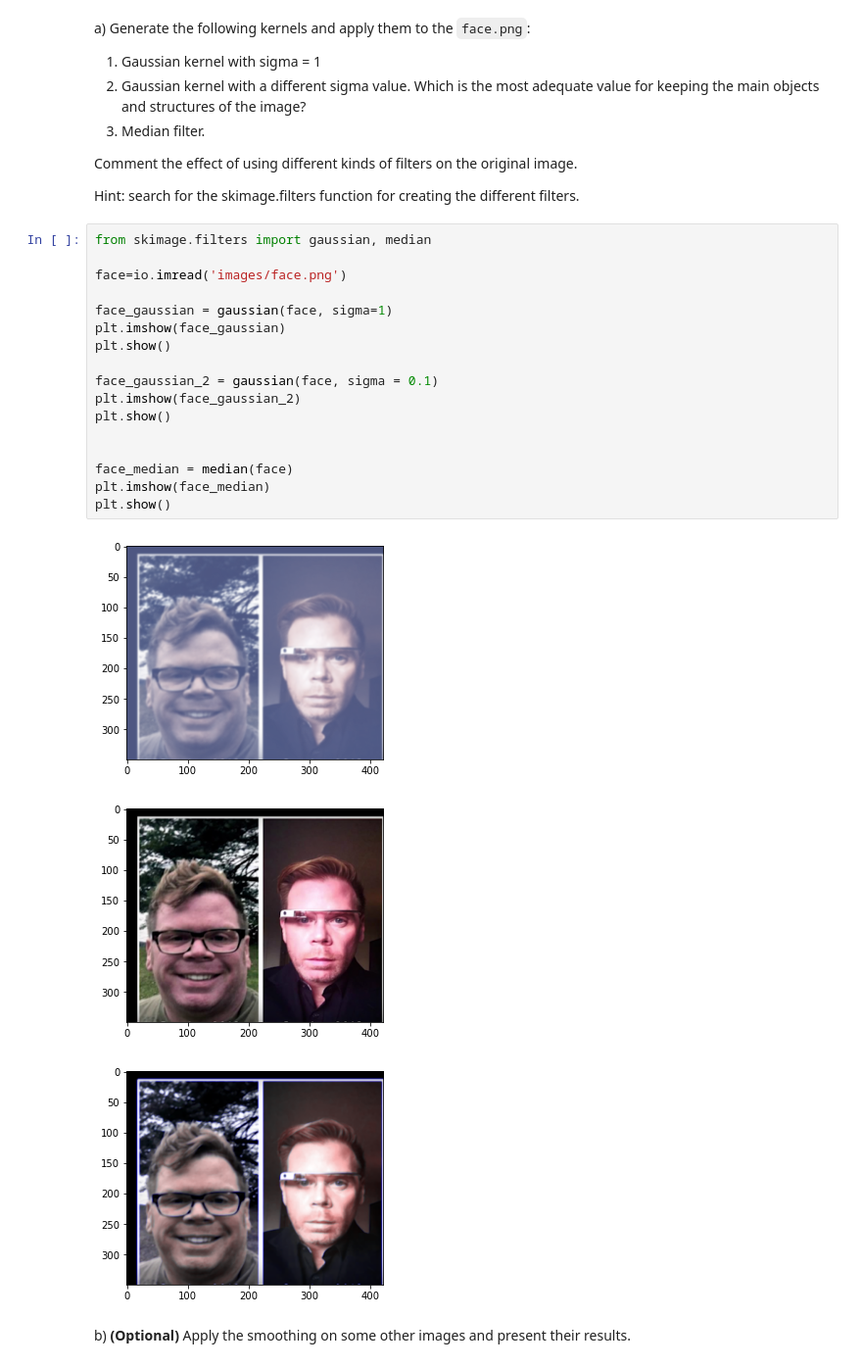
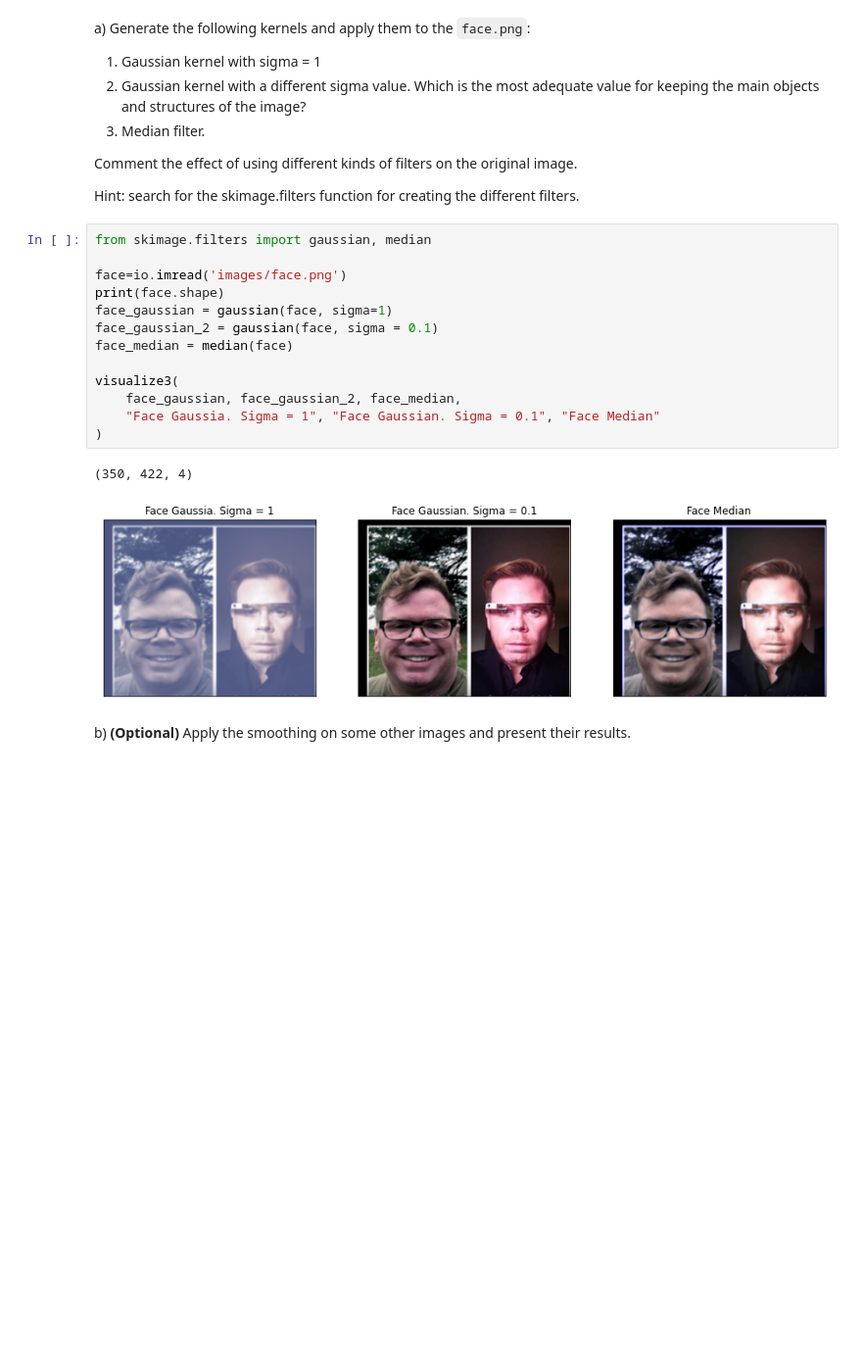
Before and after one commit to PauSolerValades/VA, a Jupyter notebook: Practica2/p2_2021-2022.ipynb, the cells around one changed output. Shown at 98% size. Saved outputs shown, nothing was run; the diff lists cells and outputs as text; blank space fills up the shorter version.

```diff
--- a/Practica2/p2_2021-2022.ipynb
+++ b/Practica2/p2_2021-2022.ipynb
@@ -415,23 +381,18 @@ Hint: search for the skimage.filters function for creating the different filters
 # %%
 from skimage.filters import gaussian, median
 
 face=io.imread('images/face.png')
+print(face.shape)
+face_gaussian = gaussian(face, sigma=1)
+face_gaussian_2 = gaussian(face, sigma = 0.1)
+face_median = median(face)
 
-face_gaussian = gaussian(face, sigma=1)
-plt.imshow(face_gaussian)
-plt.show()
-
-face_gaussian_2 = gaussian(face, sigma = 0.1)
-plt.imshow(face_gaussian_2)
-plt.show()
-
-
-face_median = median(face)
-plt.imshow(face_median)
-plt.show()
+visualize3(
+    face_gaussian, face_gaussian_2, face_median,
+    "Face Gaussia. Sigma = 1", "Face Gaussian. Sigma = 0.1", "Face Median"
+)
 # %% [output]
+(350, 422, 4)
-[figure, old version]
+[figure, new version]
-[figure, removed]
-[figure, removed]
 # %% [markdown]
 b) **(Optional)** Apply the smoothing on some other images and present their results.
```
Also changed, not shown: parts of 16 cells of this notebook.
